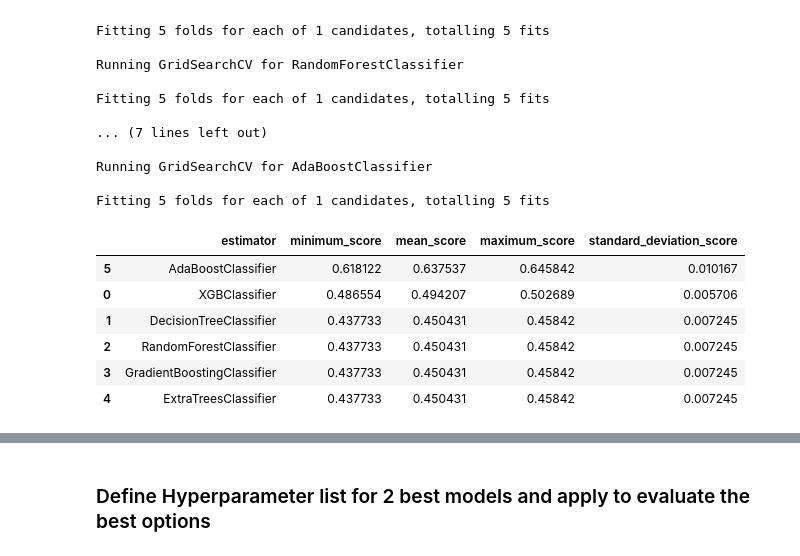
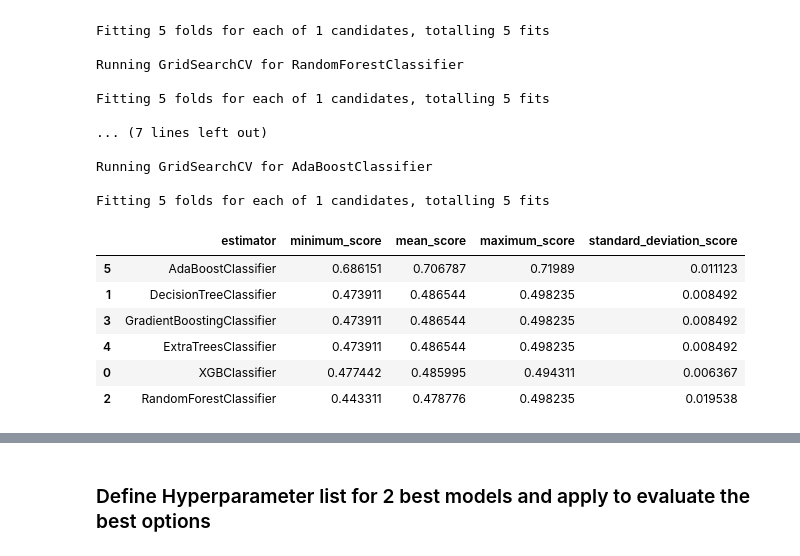
Before and after one commit to A-Hoenig/student-AI, a Jupyter notebook: jupyter_notebooks/NB_8c_math_model_class_2.ipynb, the cells around one changed output, grey strips where cells are left out. Cells and saved outputs as stored; diff of their text form; code cells hidden in the pictures.

```diff
--- a/jupyter_notebooks/NB_8c_math_model_class_2.ipynb
+++ b/jupyter_notebooks/NB_8c_math_model_class_2.ipynb
@@ -349,0 +236,8 @@ plt.show()
+# %%
+efd = EqualFrequencyDiscretiser(q=2, variables=['MathScore'])
+df_maths_efd = efd.fit_transform(df_maths)
+
+print(f"* The classes represent the following ranges: \n{efd.binner_dict_} \n")
+fig_maths_efd = sns.countplot(data=df_maths_efd, x='MathScore')
+plt.bar_label(fig_maths_efd.containers[0])
+plt.show()
@@ -352,7 +267,7 @@ plt.show()
 # %%
 math_train_features, math_test_features, math_train_scores, math_test_scores = train_test_split(
-    df_transformed.drop(['MathScore'], axis=1),
-    df_transformed['MathScore'],
+    df_maths_efd.drop(['MathScore'], axis=1),
+    df_maths_efd['MathScore'],
     test_size = 0.2,
     random_state = 7
 )
@@ -375,4 +278,0 @@ This plot shows the data is a little imbalanced. Since there are manny data rows
-# %%
-undersample = RandomUnderSampler(random_state=0)
-math_train_features, math_train_scores = undersample.fit_resample(math_train_features, math_train_scores)
-print(math_train_features.shape, math_train_scores.shape)
@@ -391,5 +281,5 @@ This plot shows the resulting Target distribution is now well balanced with only
 # %%
-model_search = HyperparameterOptimizationSearch(models=models_algorithm_list, parameters=parameters_list)
+model_search = HyperparameterOptimizationSearch(models=models_quick_search, parameters=parameters_quick_search)
 model_search.fit(math_train_features, math_train_scores, scoring=make_scorer(recall_score, labels=[0], average=None), n_jobs=-1, cv=5)
 # %% [output]
 Running GridSearchCV for XGBClassifier
@@ -410,13 +300,13 @@ Running GridSearchCV for AdaBoostClassifier
 
 Fitting 5 folds for each of 1 candidates, totalling 5 fits
 # %%
-model_grid_search_summary, model_grid_search_pipelines = model_search.score_summary(sort_by='mean_score')
-model_grid_search_summary
+classifier_summary, grid_search_pipelines = model_search.score_summary(sort_by='mean_score')
+classifier_summary
 # %% [output]
 |  | estimator | minimum_score | mean_score | maximum_score | standard_deviation_score |
-| 5 | AdaBoostClassifier | 0.618122 | 0.637537 | 0.645842 | 0.010167 |
-| 0 | XGBClassifier | 0.486554 | 0.494207 | 0.502689 | 0.005706 |
-| 1 | DecisionTreeClassifier | 0.437733 | 0.450431 | 0.45842 | 0.007245 |
-| 2 | RandomForestClassifier | 0.437733 | 0.450431 | 0.45842 | 0.007245 |
-| 3 | GradientBoostingClassifier | 0.437733 | 0.450431 | 0.45842 | 0.007245 |
-| 4 | ExtraTreesClassifier | 0.437733 | 0.450431 | 0.45842 | 0.007245 |
+| 5 | AdaBoostClassifier | 0.686151 | 0.706787 | 0.71989 | 0.011123 |
+| 1 | DecisionTreeClassifier | 0.473911 | 0.486544 | 0.498235 | 0.008492 |
+| 3 | GradientBoostingClassifier | 0.473911 | 0.486544 | 0.498235 | 0.008492 |
+| 4 | ExtraTreesClassifier | 0.473911 | 0.486544 | 0.498235 | 0.008492 |
+| 0 | XGBClassifier | 0.477442 | 0.485995 | 0.494311 | 0.006367 |
+| 2 | RandomForestClassifier | 0.443311 | 0.478776 | 0.498235 | 0.019538 |
```
Also changed, not shown: parts of 49 cells of this notebook, 10 other files.
